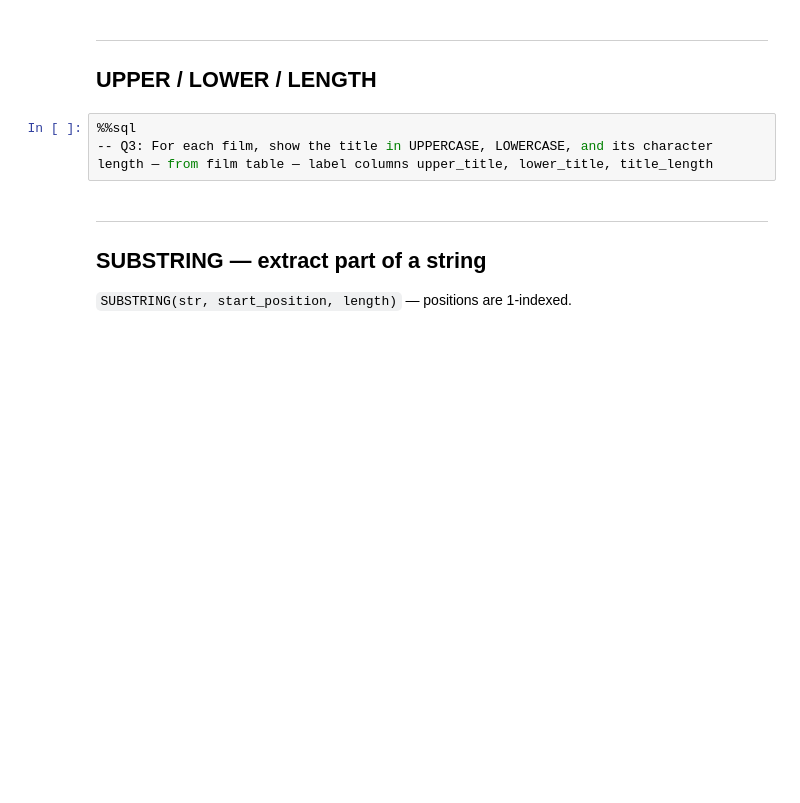
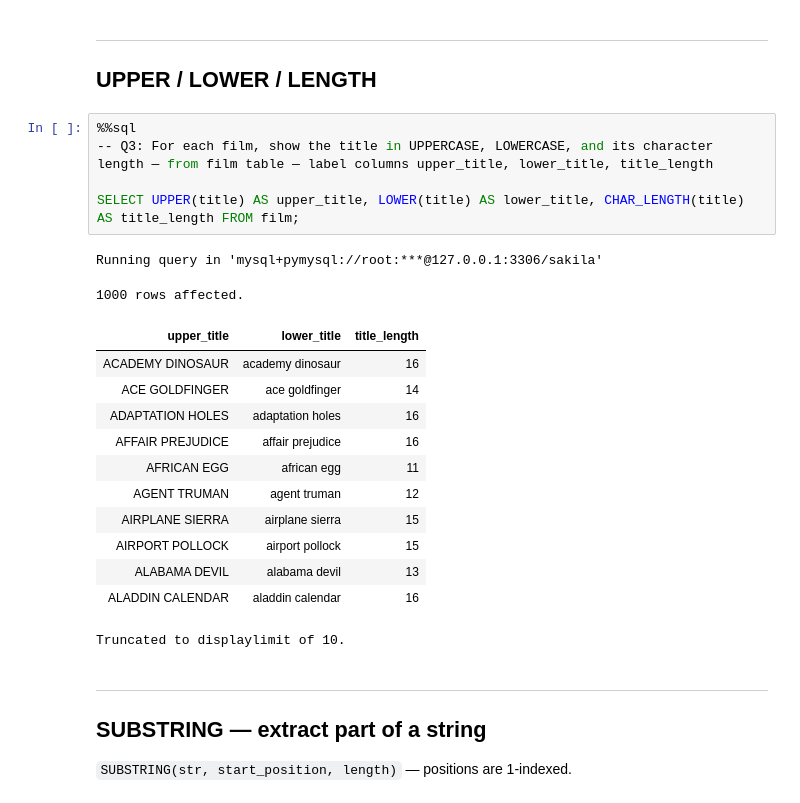
Before and after one commit to yaseen-asaliya/Databases-Notes, a Jupyter notebook: 03-string-functions.ipynb, the cells around one changed output. Drawn from its saved outputs; the diff is of its cells as text; blank space fills up the shorter version.

```diff
--- a/03-string-functions.ipynb
+++ b/03-string-functions.ipynb
@@ -42,6 +78,23 @@ Connecting to 'mysql+pymysql://root:***@127.0.0.1:3306/sakila'
 # %%
 %%sql
 -- Q3: For each film, show the title in UPPERCASE, LOWERCASE, and its character length — from film table — label columns upper_title, lower_title, title_length
+
+SELECT UPPER(title) AS upper_title, LOWER(title) AS lower_title, CHAR_LENGTH(title) AS title_length FROM film;
+# %% [output]
+Running query in 'mysql+pymysql://root:***@127.0.0.1:3306/sakila'
+1000 rows affected.
+| upper_title | lower_title | title_length |
+| ACADEMY DINOSAUR | academy dinosaur | 16 |
+| ACE GOLDFINGER | ace goldfinger | 14 |
+| ADAPTATION HOLES | adaptation holes | 16 |
+| AFFAIR PREJUDICE | affair prejudice | 16 |
+| AFRICAN EGG | african egg | 11 |
+| AGENT TRUMAN | agent truman | 12 |
+| AIRPLANE SIERRA | airplane sierra | 15 |
+| AIRPORT POLLOCK | airport pollock | 15 |
+| ALABAMA DEVIL | alabama devil | 13 |
+| ALADDIN CALENDAR | aladdin calendar | 16 |
+Truncated to displaylimit of 10.
 # %% [markdown]
 ---
 ## SUBSTRING — extract part of a string
```
Also changed, not shown: parts of 12 cells of this notebook.
